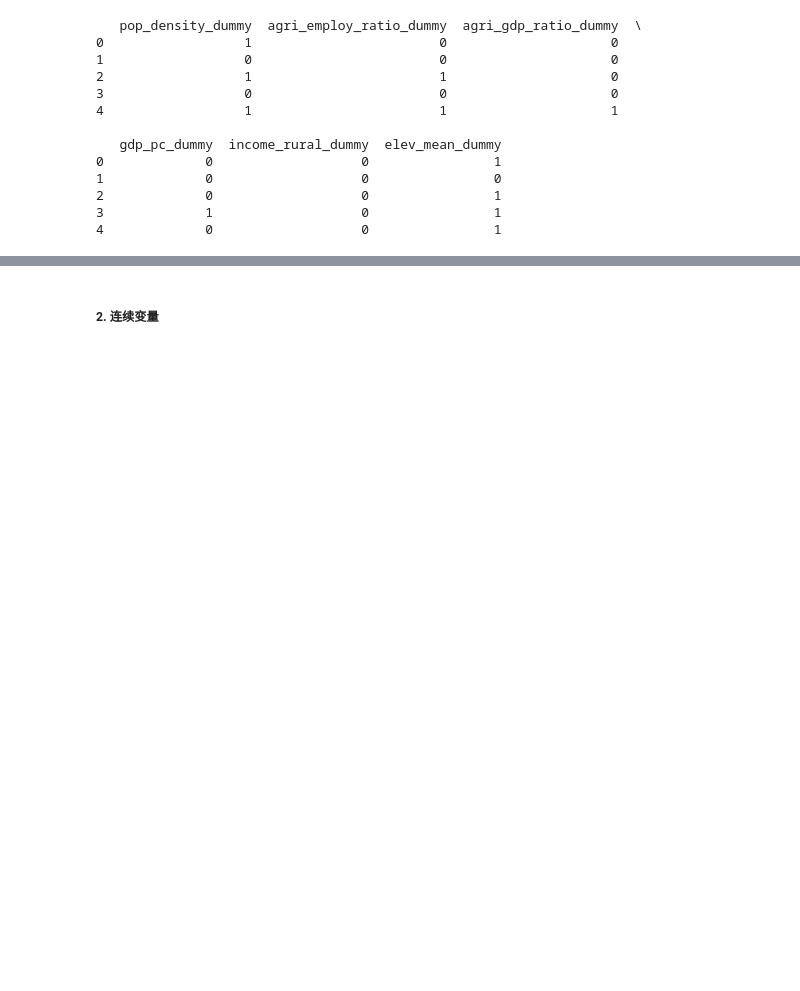
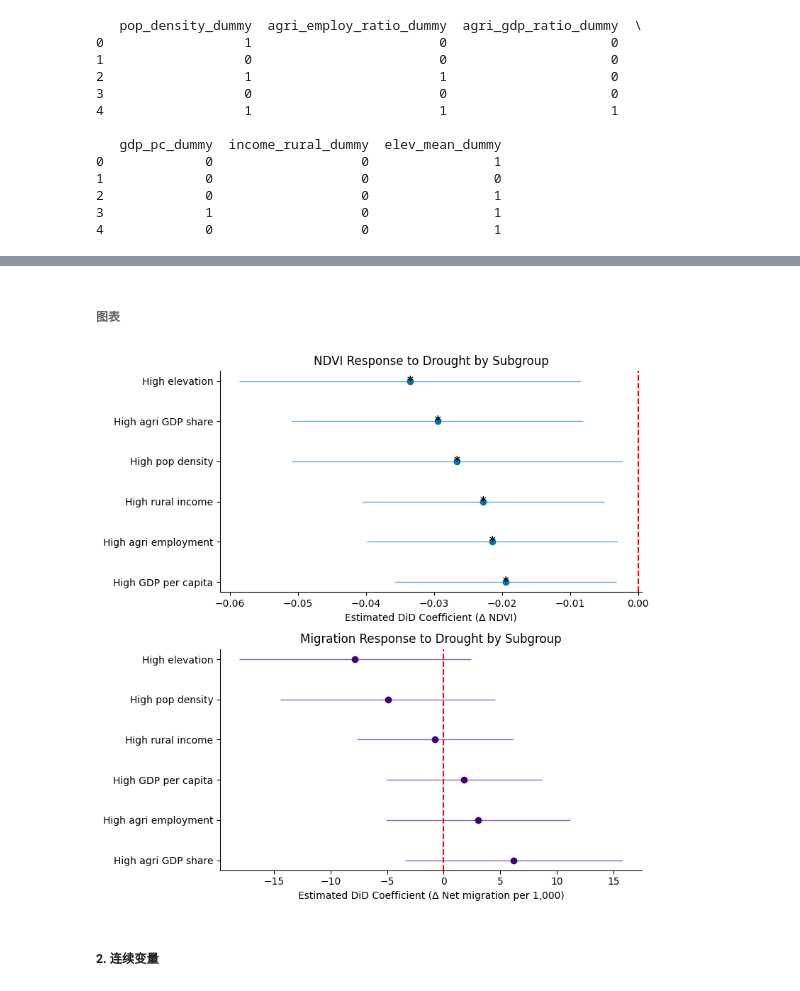
Before and after one commit to ixxiiris/CASA_Dissertation, a Jupyter notebook: DiD/did_event.ipynb, the cells around one changed output, grey strips where cells are left out. Saved outputs shown, nothing was run; the diff lists cells and outputs as text; code cells hidden in the pictures; blank space fills up the shorter version.

Commit message:
update research log, gee scripts, draft, figures

```diff
--- a/DiD/did_event.ipynb
+++ b/DiD/did_event.ipynb
@@ -877,7 +877,7 @@ import pandas as pd
 import statsmodels.formula.api as smf
 
 # 读取数据
-df_model = pd.read_csv("data/guizhou_model_with_structure_vars_named.csv")
+df_model = pd.read_csv("data/guizhou_model_struct_dummy_vars.csv")
 # %% [markdown]
 #####  1. dummy变量
 # %%
@@ -970,6 +970,79 @@ C(year)[T.2012]                 -2.3439      3.923     -0.598      0.550     -10
 drought_post                     1.7224      5.324      0.324      0.746      -8.713      12.158
 drought_post_elev_mean_dummy    -7.8197      5.216     -1.499      0.134     -18.043       2.403
 ================================================================================================
+# %% [markdown]
+###### 图表
+# %%
+import matplotlib.pyplot as plt
+import pandas as pd
+import seaborn as sns
+
+# 色彩设置
+COLOR_NDVI = "#0072B2"
+COLOR_MIGR = "#3F007D"
+
+# 数据准备
+data = pd.DataFrame({
+    "Subgroup": [
+        "High pop density", "High agri employment", "High agri GDP share",
+        "High GDP per capita", "High rural income", "High elevation"
+    ],
+    "Migration_coef": [-4.926, 3.055, 6.206, 1.803, -0.755, -7.820],
+    "Migration_se": [4.833, 4.144, 4.903, 3.499, 3.513, 5.216],
+    "NDVI_coef": [-0.0266, -0.0214, -0.0295, -0.0195, -0.0228, -0.0335],
+    "NDVI_se": [0.0124, 0.0094, 0.0109, 0.0083, 0.0091, 0.0128],
+})
+
+# 添加置信区间与显著性
+for var in ["Migration", "NDVI"]:
+    data[f"{var}_lower"] = data[f"{var}_coef"] - 1.96 * data[f"{var}_se"]
+    data[f"{var}_upper"] = data[f"{var}_coef"] + 1.96 * data[f"{var}_se"]
+    data[f"{var}_sig"] = ["*" if abs(coef / se) > 1.96 else ""
+                          for coef, se in zip(data[f"{var}_coef"], data[f"{var}_se"])]
+
+# 设置画布
+fig, axes = plt.subplots(2, 1, figsize=(8, 8), sharex=False)
+
+# Panel (a): NDVI
+ax = axes[0]
+sorted_data_ndvi = data.sort_values("NDVI_coef", ascending=False)
+ax.hlines(y=sorted_data_ndvi["Subgroup"], xmin=sorted_data_ndvi["NDVI_lower"],
+          xmax=sorted_data_ndvi["NDVI_upper"], color=COLOR_NDVI, alpha=0.6, linewidth=1)
+ax.plot(sorted_data_ndvi["NDVI_coef"], sorted_data_ndvi["Subgroup"],
+        'o', color=COLOR_NDVI)
+
+for i, (coef, sig) in enumerate(zip(sorted_data_ndvi["NDVI_coef"], sorted_data_ndvi["NDVI_sig"])):
+    if sig:
+        ax.text(coef, i, sig, fontsize=12, fontweight='bold', va='center', ha='center')
+
+ax.axvline(0, color='red', linestyle='--')
+ax.set_title("NDVI Response to Drought by Subgroup")
+ax.set_xlabel("Estimated DiD Coefficient (Δ NDVI)")
+ax.set_ylabel("")
+
+# Panel (b): Migration
+ax = axes[1]
+sorted_data_mig = data.sort_values("Migration_coef", ascending=False)
+ax.hlines(y=sorted_data_mig["Subgroup"], xmin=sorted_data_mig["Migration_lower"],
+          xmax=sorted_data_mig["Migration_upper"], color=COLOR_MIGR, alpha=0.6, linewidth=1)
+ax.plot(sorted_data_mig["Migration_coef"], sorted_data_mig["Subgroup"],
+        'o', color=COLOR_MIGR)
+
+for i, (coef, sig) in enumerate(zip(sorted_data_mig["Migration_coef"], sorted_data_mig["Migration_sig"])):
+    if sig:
+        ax.text(coef, i, sig, fontsize=12, fontweight='bold', va='center', ha='center')
+
+ax.axvline(0, color='red', linestyle='--')
+ax.set_title("Migration Response to Drought by Subgroup")
+ax.set_xlabel("Estimated DiD Coefficient (Δ Net migration per 1,000)")
+ax.set_ylabel("")
+
+# 美化
+sns.despine()
+plt.tight_layout()
+plt.show()
+# %% [output]
+[figure, added]
 # %% [markdown]
 ##### 2. 连续变量
 # %%
```
Also changed, not shown: 20 other files.
